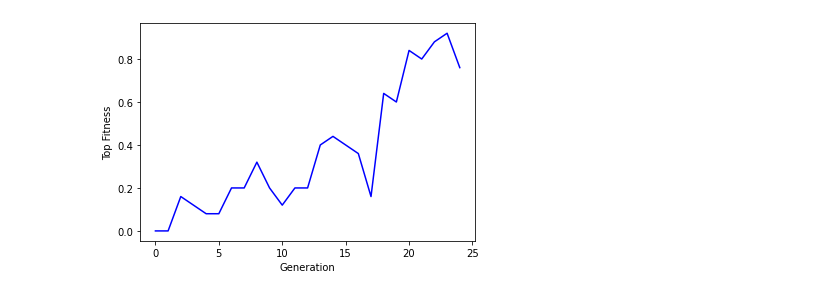
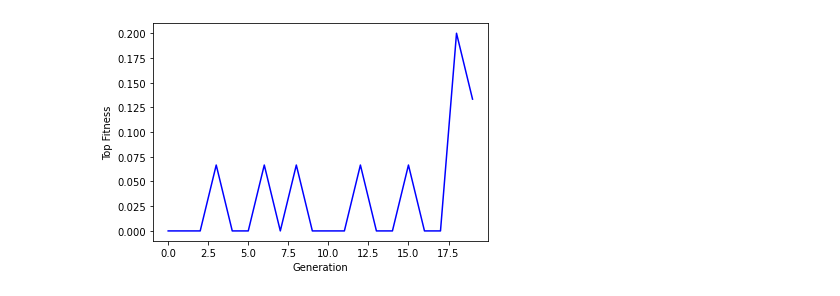
Before and after one commit to matthewbbone/complexity-science, a Jupyter notebook: GA-elementary-CA.ipynb, the cells around one changed output. Drawn from its saved outputs; the diff is of its cells as text; code cells hidden in the pictures.

```diff
--- a/GA-elementary-CA.ipynb
+++ b/GA-elementary-CA.ipynb
@@ -157,19 +193,19 @@ def generate_ca(popsize, generations, neighbors, n_tests, dims, perc_zero,
 
         return pop.top_rules(elite_prop, n_tests, dims, perc_zero, locality_size)
 # %%
-best = generate_ca(popsize = 30,
-            generations = 25,
-            neighbors = 7,
-            n_tests = 25,
-            dims = 25,
+best = generate_ca(popsize = 50,
+            generations = 20,
+            neighbors = 5,
+            n_tests = 15,
+            dims = 50,
             perc_zero = .5,
-            locality_size = 5,
+            locality_size = 10,
             elite_prop = .2,
             mut_rate = .4,
             n_mut = 2,
             plot = True)
 # %% [output]
-[figure, old version]
+[figure, new version]
 # %%
 gen_map(dimension = 100,
         perc_zero = .5,
```
Also changed, not shown: parts of 4 cells of this notebook, 1 other file.
